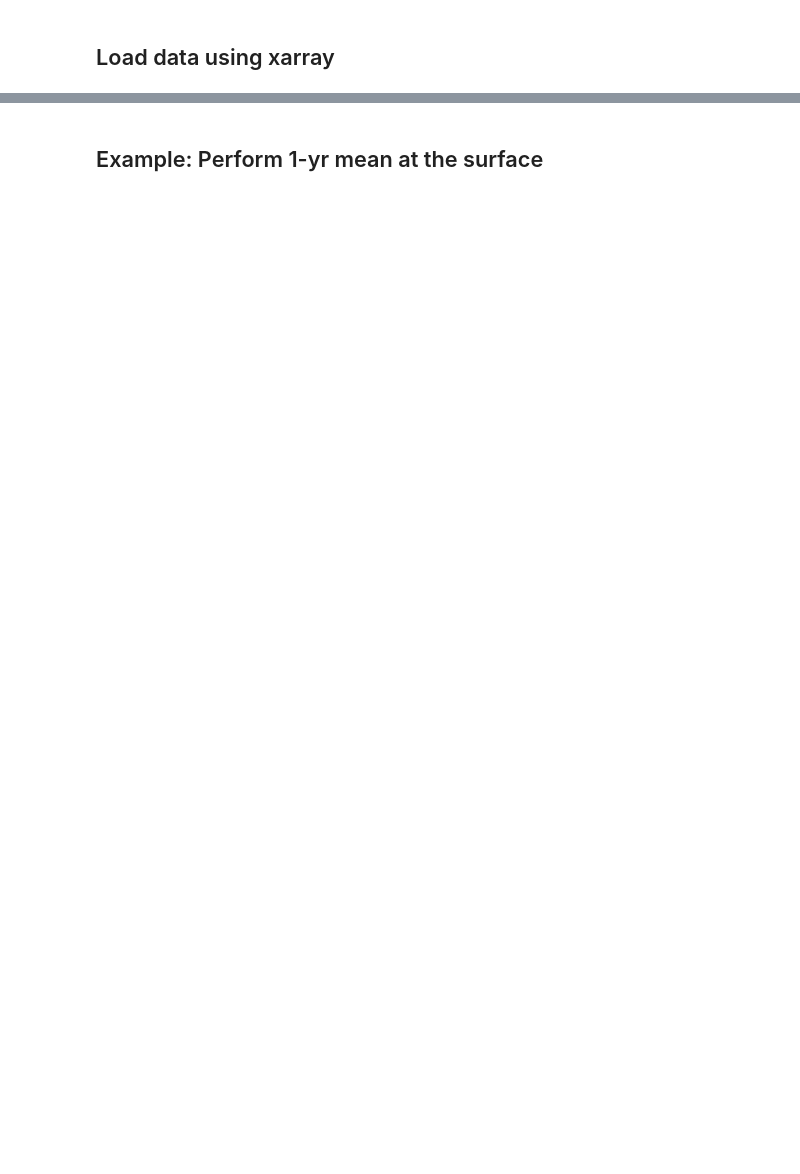
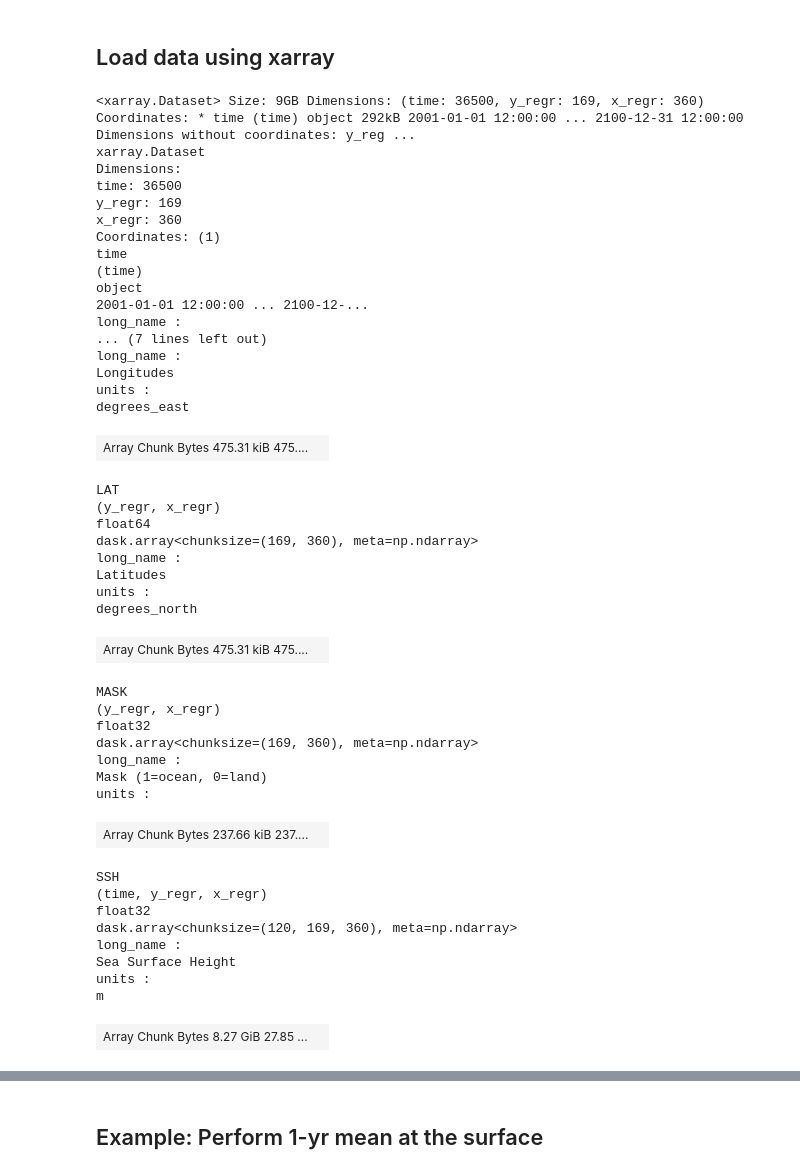
Before and after one commit to tatsumonkman47/workshop2025, a Jupyter notebook: notebooks/cesm_hr_1x1.ipynb, the cells around one changed output, grey strips where cells are left out. Saved outputs shown, nothing was run; the diff lists cells and outputs as text; code cells hidden in the pictures; blank space fills up the shorter version.

```diff
--- a/notebooks/cesm_hr_1x1.ipynb
+++ b/notebooks/cesm_hr_1x1.ipynb
@@ -38,5 +28,50 @@ display(file_names)
 # %% [markdown]
 ## Load data using xarray
 # %%
-nc_data=xr.open_dataset(s3.open(file_names[7],mode='rb'), engine='h5netcdf', chunks={'time': 12})
+nc_data=xr.open_dataset(s3.open(file_names[7],mode='rb'), engine='h5netcdf', chunks={'time': 120})
 nc_data
+# %% [output]
+<xarray.Dataset> Size: 9GB Dimensions: (time: 36500, y_regr: 169, x_regr: 360) Coordinates: * time (time) object 292kB 2001-01-01 12:00:00 ... 2100-12-31 12:00:00 Dimensions without coordinates: y_reg ...
+xarray.Dataset
+Dimensions:
+time: 36500
+y_regr: 169
+x_regr: 360
+Coordinates: (1)
+time
+(time)
+object
+2001-01-01 12:00:00 ... 2100-12-...
+long_name :
+... (7 lines left out)
+long_name :
+Longitudes
+units :
+degrees_east
+| Array Chunk Bytes 475.31 kiB 475.... |  |
+LAT
+(y_regr, x_regr)
+float64
+dask.array<chunksize=(169, 360), meta=np.ndarray>
+long_name :
+Latitudes
+units :
+degrees_north
+| Array Chunk Bytes 475.31 kiB 475.... |  |
+MASK
+(y_regr, x_regr)
+float32
+dask.array<chunksize=(169, 360), meta=np.ndarray>
+long_name :
+Mask (1=ocean, 0=land)
+units :
+| Array Chunk Bytes 237.66 kiB 237.... |  |
+SSH
+(time, y_regr, x_regr)
+float32
+dask.array<chunksize=(120, 169, 360), meta=np.ndarray>
+long_name :
+Sea Surface Height
+units :
+m
+| Array Chunk Bytes 8.27 GiB 27.85 ... |  |
```
Also changed, not shown: parts of 6 cells of this notebook.
